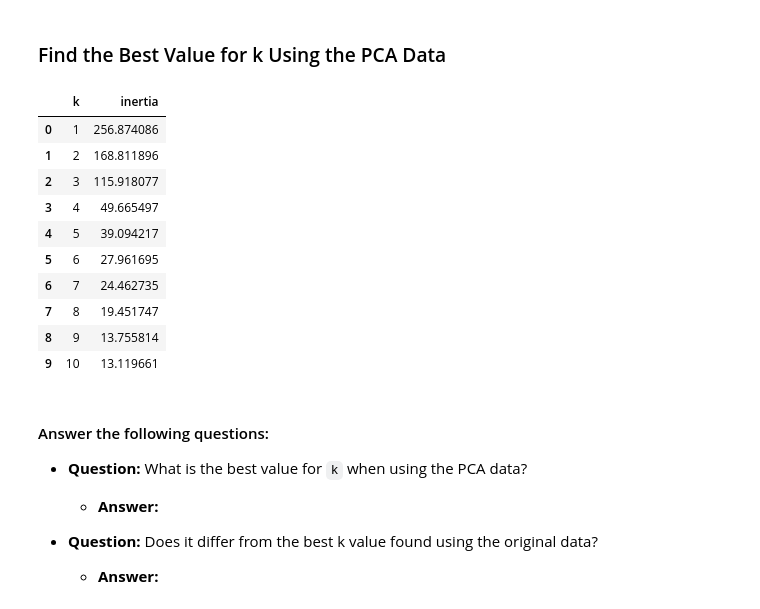
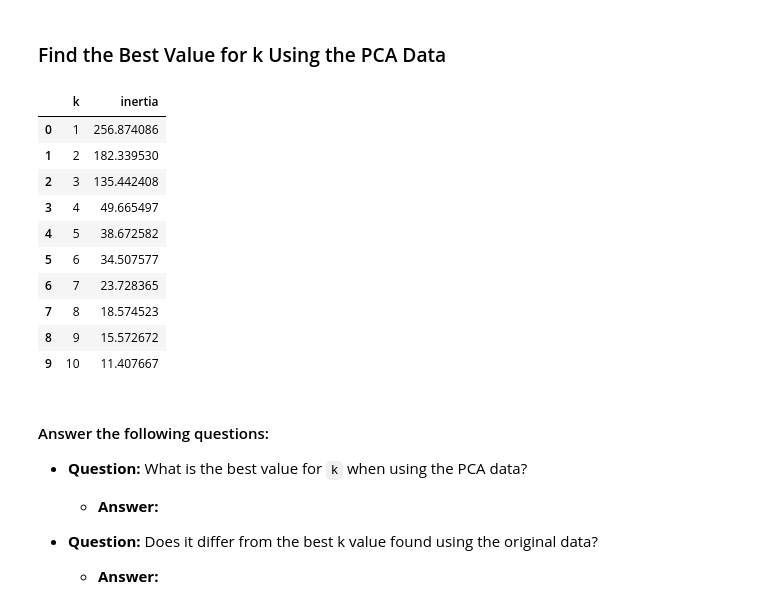
Before and after one commit to lcanjar/CryptoClustering, a Jupyter notebook: Crypto_Clustering_starter_code.ipynb, the cells around one changed output. Saved outputs shown, nothing was run; the diff lists cells and outputs as text; code cells hidden in the pictures.

```diff
--- a/Crypto_Clustering_starter_code.ipynb
+++ b/Crypto_Clustering_starter_code.ipynb
@@ -54,7 +54,7 @@ market_data_scaled = StandardScaler().fit_transform(market_data_df[['price_chang
 # %%
 # Create a DataFrame with the scaled data
 df_market_data_scaled = pd.DataFrame(market_data_scaled, columns=['price_change_percentage_24h',
-                                                                      'price_change_percentage_7d',
+       'price_change_percentage_7d',
        'price_change_percentage_14d', 'price_change_percentage_30d',
        'price_change_percentage_60d', 'price_change_percentage_200d',
        'price_change_percentage_1y'])
@@ -63,7 +63,7 @@ df_market_data_scaled = pd.DataFrame(market_data_scaled, columns=['price_change_
 df_market_data_scaled['coin_id'] = market_data_df.index
 
 # Set the coinid column as index
-df_market_data_scaled.set_index('coin_id')
+df_market_data_scaled.set_index('coin_id', inplace=True)
 
 # Display sample data
 df_market_data_scaled.head()
@@ -237,37 +244,42 @@ market_pca_df.head(10)
 # %%
 # Create a list with the number of k-values to try
 # Use a range from 1 to 11
-
+k = list(range(1, 11))
 
 # Create an empty list to store the inertia values
-
+inertia = []
 
 # Create a for loop to compute the inertia with each possible value of k
 # Inside the loop:
 # 1. Create a KMeans model using the loop counter for the n_clusters
 # 2. Fit the model to the data using PCA DataFrame.
 # 3. Append the model.inertia_ to the inertia list
-
+for i in k:
+    k_model = KMeans(n_clusters=i, n_init='auto', random_state=1)
+    k_model.fit(market_pca_df)
+    inertia.append(k_model.inertia_)
 
 # Create a dictionary with the data to plot the Elbow curve
+elbow_data = {"k": k, "inertia": inertia}
 
 
 # Create a DataFrame with the data to plot the Elbow curve
-
+df_elbow = pd.DataFrame(elbow_data)
 
 # Display the DataFrame
+df_elbow.head(10)
 # %% [output]
 |  | k | inertia |
 | 0 | 1 | 256.874086 |
-| 1 | 2 | 168.811896 |
-| 2 | 3 | 115.918077 |
+| 1 | 2 | 182.339530 |
+| 2 | 3 | 135.442408 |
 | 3 | 4 | 49.665497 |
-| 4 | 5 | 39.094217 |
-| 5 | 6 | 27.961695 |
-| 6 | 7 | 24.462735 |
-| 7 | 8 | 19.451747 |
-| 8 | 9 | 13.755814 |
-| 9 | 10 | 13.119661 |
+| 4 | 5 | 38.672582 |
+| 5 | 6 | 34.507577 |
+| 6 | 7 | 23.728365 |
+| 7 | 8 | 18.574523 |
+| 8 | 9 | 15.572672 |
+| 9 | 10 | 11.407667 |
 # %%
 # Plot a line chart with all the inertia values computed with
 # the different values of k to visually identify the optimal value for k.
```
Also changed, not shown: parts of 3 cells of this notebook.
